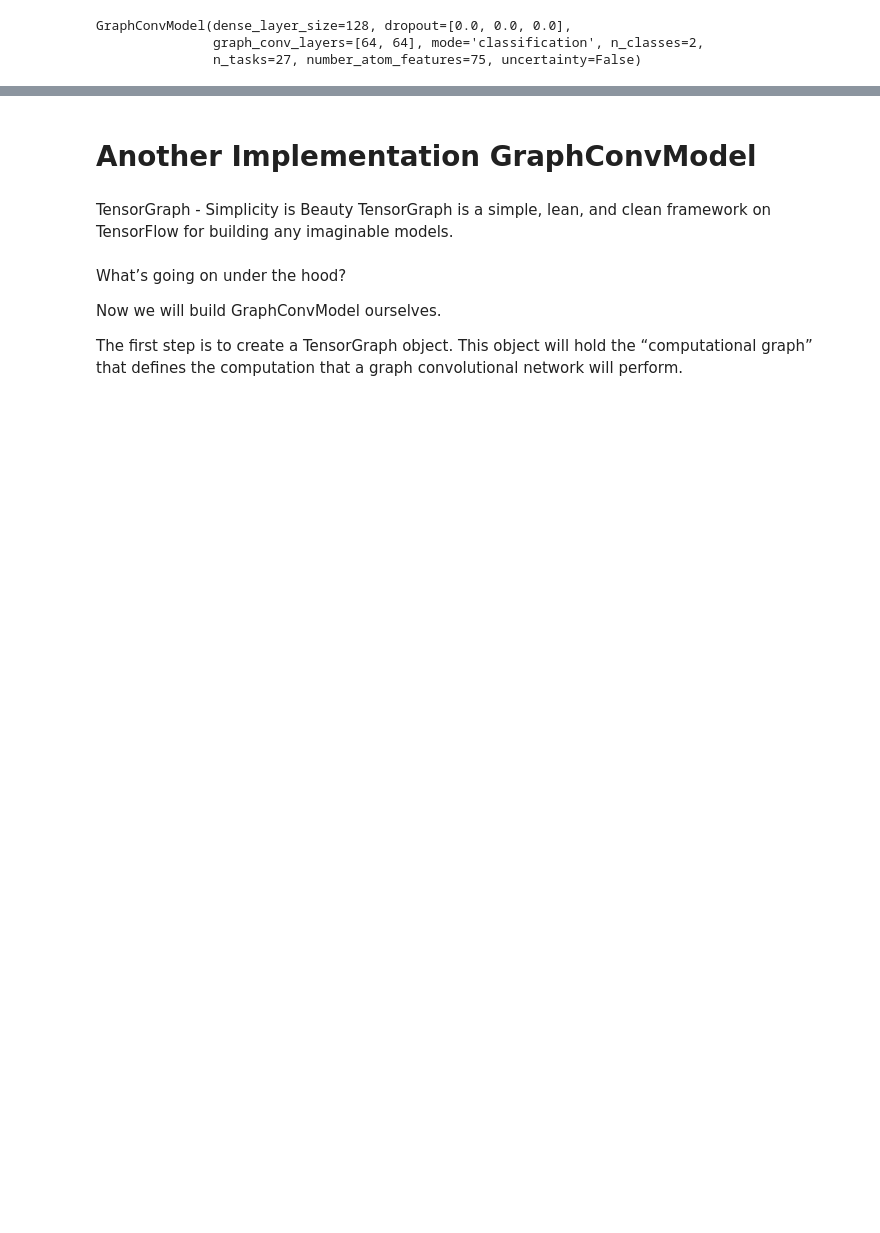
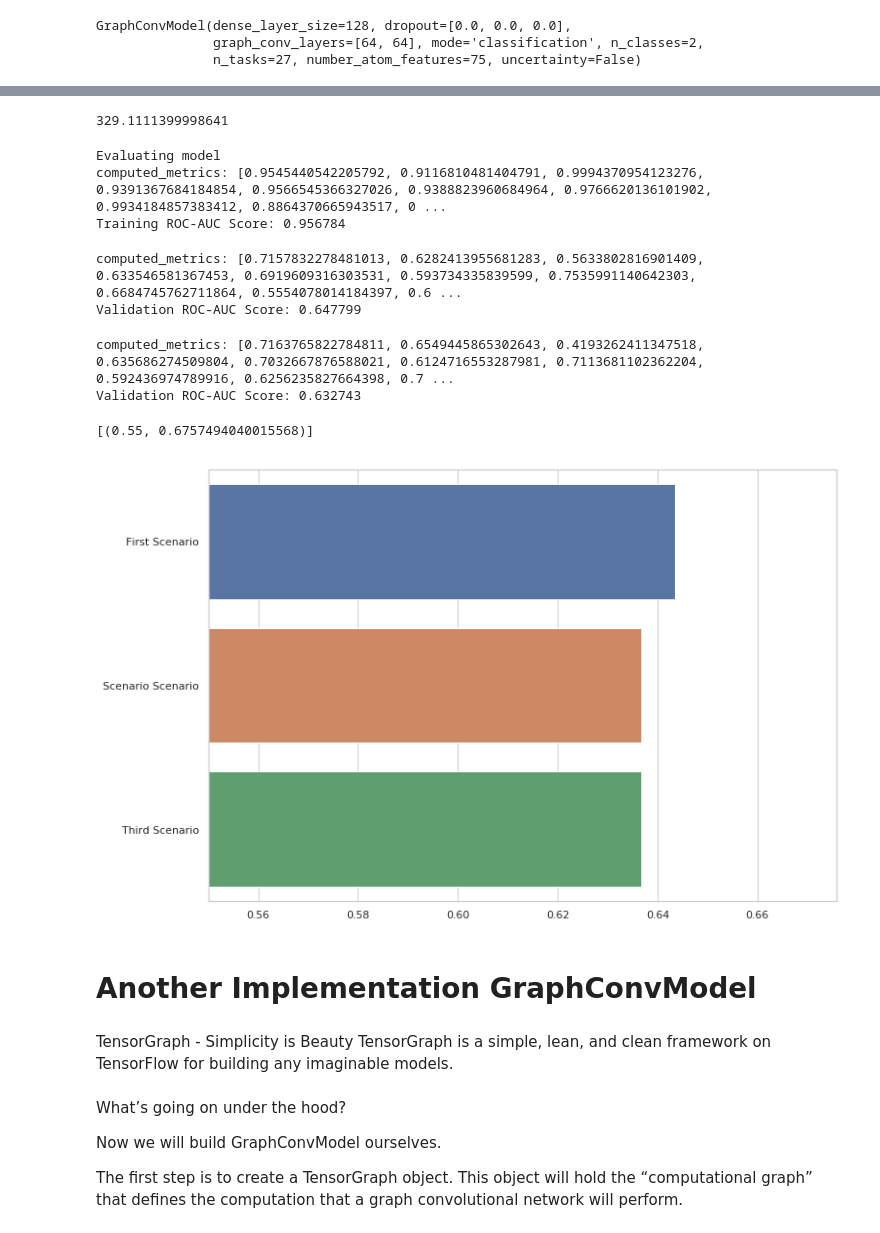
Before and after one commit to mamonteiro-brg/Project-LEI, a Jupyter notebook: SIDER/sider_graph_conv.ipynb, the cells around one changed output, grey strips where cells are left out. Saved outputs shown, nothing was run; the diff lists cells and outputs as text; code cells hidden in the pictures; blank space fills up the shorter version.

```diff
--- a/SIDER/sider_graph_conv.ipynb
+++ b/SIDER/sider_graph_conv.ipynb
@@ -258,3 +297,60 @@ all_results
+# %%
+###AQUI
+
+#(32, 40, 0.0005, 64, 32)
+
+#'batch_size' : [32,64,128,256],
+#'nb_epoch': [40,100,200],
+#'learning_rate': [0.0005,0.5,0.75,1],
+#'n_filters': [32,64,128],
+#'n_fully_connected_nodes' : [32,64,128]
+
+#model=model_builder(params_dict,params_dict)
+
+#model =GraphConvModel(dense_layer_size=128, dropout=[0.0, 0.0, 0.0],
+#               graph_conv_layers=[64, 64], mode='classification', n_classes=2,
+#               n_tasks=27, number_atom_features=75, uncertainty=False)
+
+
+model.fit(train_dataset,batch_size=32,nb_epoch=30,learning_rate=0.0005,n_filters=64,n_fully_connected_nodes=32)
+# %% [output]
+329.1111399998641
+# %%
+metric = dc.metrics.Metric(
+    dc.metrics.roc_auc_score, np.mean, mode="classification")
+
+print("Evaluating model")
+train_scores_3 = model.evaluate(train_dataset, [metric], transformers)
+print("Training ROC-AUC Score: %f" % train_scores_3["mean-roc_auc_score"])
+# %% [output]
+Evaluating model
+computed_metrics: [0.9545440542205792, 0.9116810481404791, 0.9994370954123276, 0.9391367684184854, 0.9566545366327026, 0.9388823960684964, 0.9766620136101902, 0.9934184857383412, 0.8864370665943517, 0 ...
+Training ROC-AUC Score: 0.956784
+# %%
+valid_scores_3 = model.evaluate(valid_dataset, [metric], transformers)
+print("Validation ROC-AUC Score: %f" % valid_scores_3["mean-roc_auc_score"])
+# %% [output]
+computed_metrics: [0.7157832278481013, 0.6282413955681283, 0.5633802816901409, 0.633546581367453, 0.6919609316303531, 0.593734335839599, 0.7535991140642303, 0.6684745762711864, 0.5554078014184397, 0.6 ...
+Validation ROC-AUC Score: 0.647799
+# %%
+test_scores_3 = model.evaluate(test_dataset, [metric], transformers)
+print("Validation ROC-AUC Score: %f" % test_scores_3["mean-roc_auc_score"])
+# %% [output]
+computed_metrics: [0.7163765822784811, 0.6549445865302643, 0.4193262411347518, 0.635686274509804, 0.7032667876588021, 0.6124716553287981, 0.7113681102362204, 0.592436974789916, 0.6256235827664398, 0.7 ...
+Validation ROC-AUC Score: 0.632743
+# %%
+import seaborn as sns
+
+
+sns.set(rc={'figure.figsize':(11.7,8.27)})
+
+sns.set(style="whitegrid")
+ax = sns.barplot(x=[test_scores_1['mean-roc_auc_score'],test_scores_2['mean-roc_auc_score'],test_scores_2['mean-roc_auc_score']],
+                 y=['First Scenario','Scenario Scenario','Third Scenario'])
+ax.set(xlim=(0.55, None))
+# %% [output]
+[(0.55, 0.6757494040015568)]
+[figure, added]
 # %% [markdown]
 # Another Implementation GraphConvModel
 # %% [markdown]
```
Also changed, not shown: parts of 36 cells of this notebook, 16 other files.
